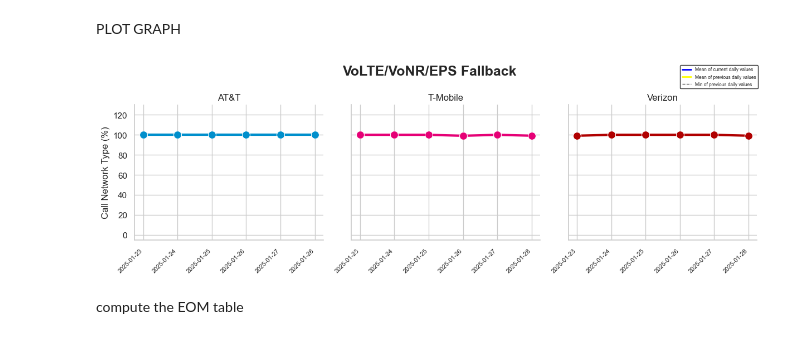
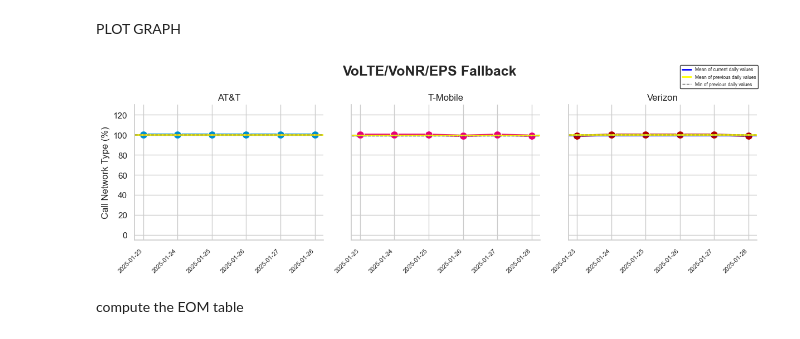
Before and after one commit to ookla-jennymassari/dq_reporting_test.py, a Jupyter notebook: dq_reporting_notebook.ipynb, the cells around one changed output. Drawn from its saved outputs; the diff is of its cells as text; code cells hidden in the pictures.

```diff
--- a/dq_reporting_notebook.ipynb
+++ b/dq_reporting_notebook.ipynb
@@ -907,7 +907,7 @@ def plot_with_fallback(data, color, **kwargs):
 
     carrier = data['carrier'].iloc[0]
 
-    # Plot the line for daily voLTE percentage
+    # Plot the line for daily LTE percentage
     sns.lineplot(
         data=data,
         x="start_date",
@@ -919,39 +919,36 @@ def plot_with_fallback(data, color, **kwargs):
         **kwargs
     )
 
-    # Calculate the mean of current values for carrier
-mean_curr_vals = volte_all_curr[volte_all_curr['carrier'] == carrier]['mean_voLTE_curr']
-if not mean_curr_vals.empty:
-    mean_curr = mean_curr_vals.mean()  # Calculate the mean (this is a correction)
-    plt.axhline(
-        y=mean_curr,
-        color="blue",
-        linewidth=2,
-        linestyle="-"
-    )
+    # Add summary lines
+    mean_curr_vals = volte_all_curr[volte_all_curr['carrier'] == carrier]['mean_voLTE_curr']
+    if not mean_curr_vals.empty:
+        mean_curr = mean_curr_vals.mean()
+        plt.axhline(
+            y=mean_curr,
+            color="blue",
+            linewidth=2,
+            linestyle="-"
+        )
 
-# Calculate the mean of previous values for carrier
-mean_comp_vals = volte_all_comp[volte_all_comp['carrier'] == carrier]['mean_voLTE_comp']
-if not mean_comp_vals.empty:
-    mean_comp = mean_comp_vals.mean()  # Calculate the mean (this is a correction)
-    plt.axhline(
-        y=mean_comp,
-        color="yellow",
-        linewidth=2,
-        linestyle="-"
-    )
+    mean_comp_vals = volte_all_comp[volte_all_comp['carrier'] == carrier]['mean_voLTE_comp']
+    if not mean_comp_vals.empty:
+        mean_comp = mean_comp_vals.mean()
+        plt.axhline(
+            y=mean_comp,
+            color="yellow",
+            linewidth=2,
+            linestyle="-"
+        )
 
-# Calculate the min value for carrier
-min_val_vals = volte_comp[volte_comp['carrier'] == carrier]['volte_pct']
-if not min_val_vals.empty:
-    min_val = min_val_vals.min()  # Calculate the minimum (this is a correction)
-    plt.axhline(
-        y=min_val,
-        color="#686868",
-        linewidth=1,
-        linestyle="dashed"
-    )
-
+    min_vals = volte_comp[volte_comp['carrier'] == carrier]['volte_pct']
+    if not min_vals.empty:
+        min_val = min_vals.min()
+        plt.axhline(
+            y=min_val,
+            color="#686868",
+            linewidth=1,
+            linestyle="dashed"
+        )
 
 g = sns.FacetGrid(
     volte_curr,
@@ -967,34 +964,34 @@ g.set_titles(col_template="{col_name}")
 g.set_axis_labels("", "Call Network Type (%)")
 g.set(ylim=(-5, 130))
 
 # Adjust the x-axis tick labels (dates)
 for ax in g.axes.flat:
     ax.tick_params(axis='x', labelsize=8)
     ax.set_xticklabels(ax.get_xticklabels(), rotation=45, ha="right")
 
 plt.subplots_adjust(top=0.9)
 g.fig.suptitle("VoLTE/VoNR/EPS Fallback", fontsize=18, fontweight="bold")
 
 
 # Create custom legend handles
 mean_curr_line = mlines.Line2D([], [], color='blue', linewidth=2, label='Mean of current daily values')
 mean_comp_line = mlines.Line2D([], [], color='yellow', linewidth=2, label='Mean of previous daily values')
 min_comp_line = mlines.Line2D([], [], color='#686868', linewidth=1, linestyle='dashed', label='Min of previous daily values')
 
 # Add to the figure legend (not individual subplots)
 g.add_legend()
 g.fig.legend(
     handles=[mean_curr_line, mean_comp_line, min_comp_line],
     loc='upper right',
     bbox_to_anchor=(0.99, 0.99),
     fontsize=6,
     frameon=True,
     edgecolor='black'
 )
 plt.tight_layout()
 plt.show()
 # %% [output]
-[figure, old version]
+[figure, new version]
 # %% [markdown]
 compute the EOM table
 # %% [markdown]
```
Also changed, not shown: parts of 1 cell of this notebook.
